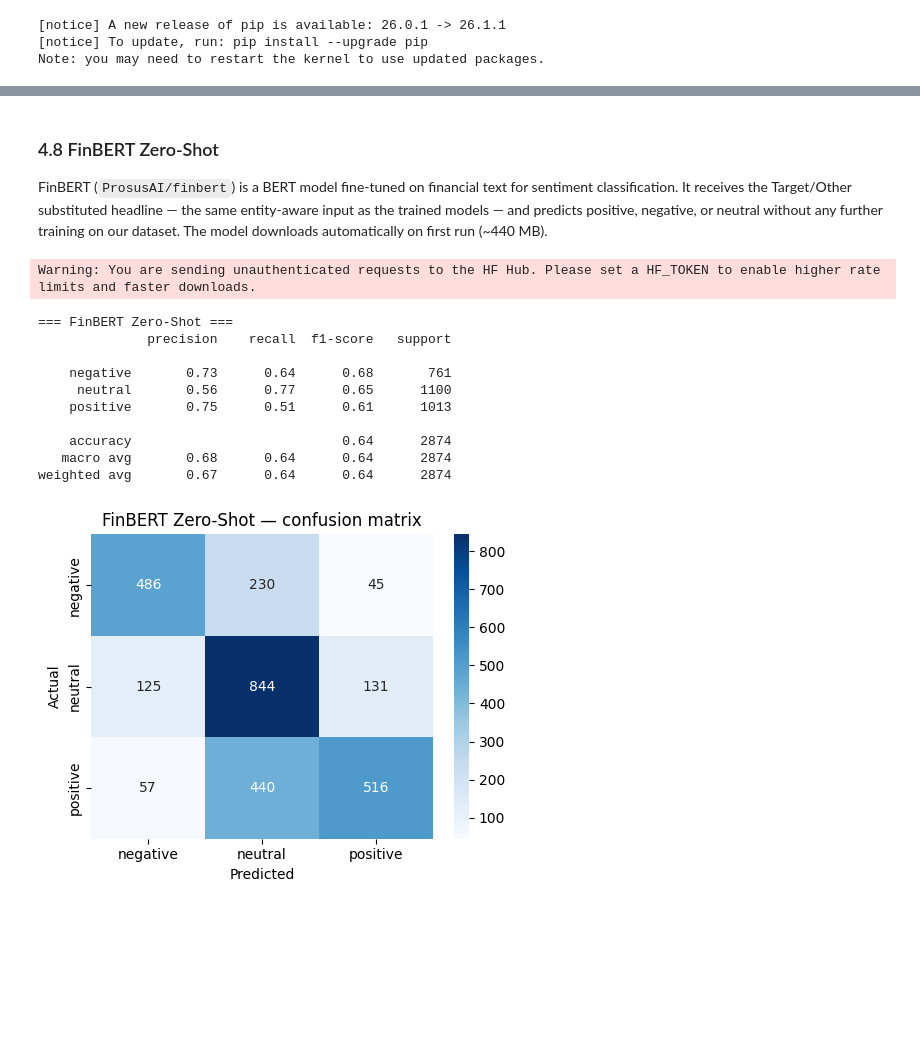
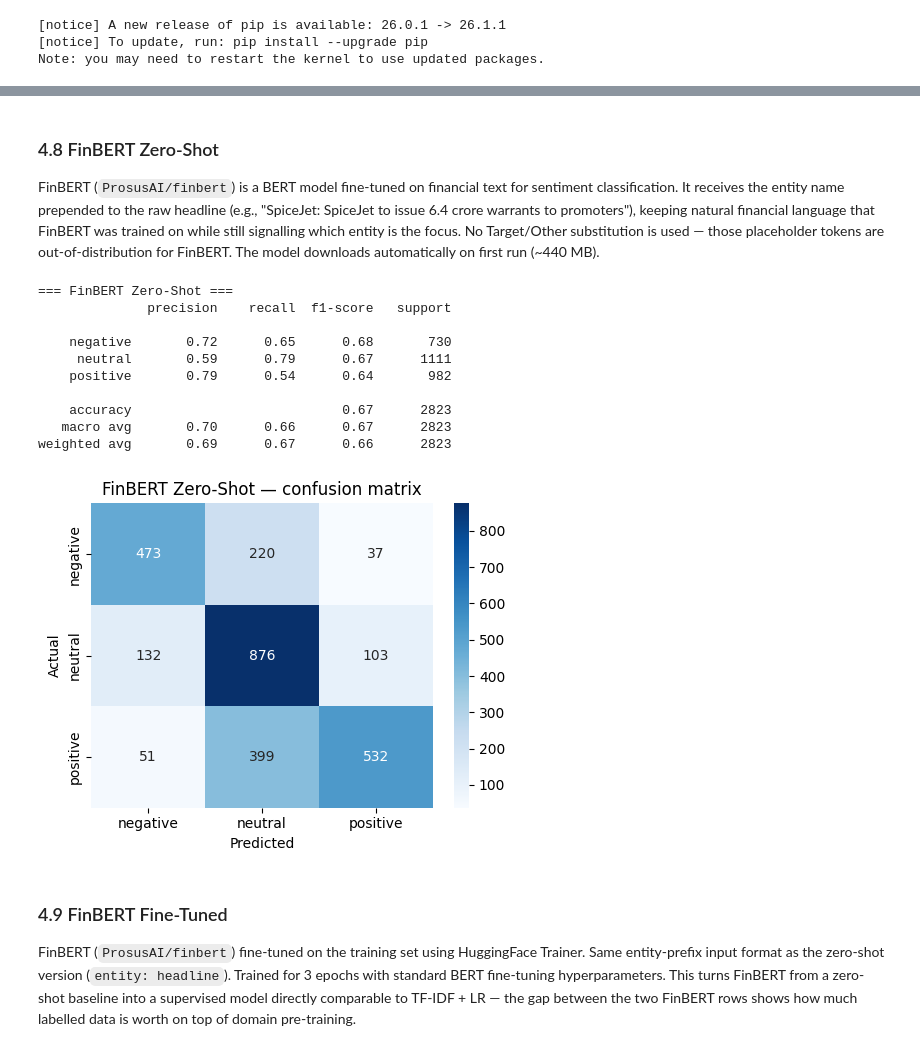
Before and after one commit to AxelLidvall/Group-repository-CBS-Semester-2, a Jupyter notebook: Natural language processing and text processing/Exam/main_project.ipynb, the cells around one changed output, grey strips where cells are left out. Cells and saved outputs as stored; diff of their text form; code cells hidden in the pictures; blank space fills up the shorter version.

Commit message:
Fine tuned Finbert, Made changes to data pipeline to detect duplicates and ambigious entries. and re-ran all models after changes

```diff
--- a/Natural language processing and text processing/Exam/main_project.ipynb
+++ b/Natural language processing and text processing/Exam/main_project.ipynb
@@ -96,7 +121,7 @@ Columns: ['S No.', 'Title', 'Decisions', 'Words']
 def parse_decisions(s):
     # ast.literal_eval breaks on apostrophes in entity names (e.g. "Osian's Art Fund")
     # so we match key-value pairs by anchoring on the known sentiment values instead
-    return dict(re.findall(r"'([\w\s'&.()\-]+)':\s*'(positive|negative|neutral)'", s))
+    return dict(re.findall(r"'([\w\s'&.()\-,/]+)':\s*'(positive|negative|neutral)'", s))
 
 rows = []
 for _, row in df_raw.iterrows():
@@ -400,19 +503,0 @@ Most frequent words in Target-substituted headlines per sentiment class. `Target
-# %%
-from collections import Counter
-
-exclude = {'Target', 'Other'}
-color_map = {'positive': '#5cb85c', 'negative': '#d9534f', 'neutral': '#f0ad4e'}
-
-fig, axes = plt.subplots(1, 3, figsize=(18, 6))
-for ax, sentiment in zip(axes, ['positive', 'negative', 'neutral']):
-    tokens = []
-    for text in df[df['sentiment'] == sentiment]['substituted']:
-        tokens.extend(t for t in word_tokenize(text) if t.isalnum() and t not in exclude)
-    top = Counter(tokens).most_common(20)
-    words, counts = zip(*top)
-    ax.barh(list(words)[::-1], list(counts)[::-1], color=color_map[sentiment])
-    ax.set_title(f'{sentiment.capitalize()} — top 20 words')
-    ax.set_xlabel('Count')
-
-plt.tight_layout()
-plt.show()
@@ -480,15 +503,0 @@ What NER categories does spaCy assign to detected entities? This reveals why gen
-# %%
-label_counts = Counter()
-for doc in nlp.pipe(df['headline'].unique(), batch_size=64):
-    for ent in doc.ents:
-        label_counts[ent.label_] += 1
-
-labels, counts = zip(*sorted(label_counts.items(), key=lambda x: x[1], reverse=True))
-
-fig, ax = plt.subplots(figsize=(10, 5))
-ax.bar(labels, counts, color='steelblue')
-ax.set_title('spaCy NER label distribution across all headlines')
-ax.set_xlabel('NER label')
-ax.set_ylabel('Count')
-plt.tight_layout()
-plt.show()
@@ -818,28 +810,36 @@ weighted avg       0.72      0.71      0.69      2874
 # %% [markdown]
 ### 4.8 FinBERT Zero-Shot
 
-FinBERT (`ProsusAI/finbert`) is a BERT model fine-tuned on financial text for sentiment classification. It receives the Target/Other substituted headline — the same entity-aware input as the trained models — and predicts positive, negative, or neutral without any further training on our dataset. The model downloads automatically on first run (~440 MB).
+FinBERT (`ProsusAI/finbert`) is a BERT model fine-tuned on financial text for sentiment classification. It receives the entity name prepended to the raw headline (e.g., "SpiceJet: SpiceJet to issue 6.4 crore warrants to promoters"), keeping natural financial language that FinBERT was trained on while still signalling which entity is the focus. No Target/Other substitution is used — those placeholder tokens are out-of-distribution for FinBERT. The model downloads automatically on first run (~440 MB).
 # %%
 # OUTSIDE COURSE SCOPE: ProsusAI/finbert via HuggingFace transformers.
 # Not available in course tools; included as a domain-specific pre-trained baseline.
 finbert = hf_pipeline("text-classification", model="ProsusAI/finbert")
 
-X_test_substituted = df.loc[X_test.index, 'substituted'].tolist()
+# Target/Other substituted inputs — same format as the SEntFiN paper
+finbert_inputs = df.loc[X_test.index, 'substituted'].reset_index(drop=True).tolist()
 
-raw_preds = finbert(X_test_substituted, batch_size=32, truncation=True)
+# Previous approach: entity-prefixed raw headlines
+# test_df_finbert = df.loc[X_test.index, ['headline', 'entity']].reset_index(drop=True)
+# finbert_inputs = [f"{row['entity']}: {row['headline']}" for _, row in test_df_finbert.iterrows()]
+
+raw_preds = finbert(finbert_inputs, batch_size=32, truncation=True)
 y_pred_finbert = [p['label'].lower() for p in raw_preds]
 
 evaluate('FinBERT Zero-Shot', y_test, y_pred_finbert)
 # %% [output]
-Warning: You are sending unauthenticated requests to the HF Hub. Please set a HF_TOKEN to enable higher rate limits and faster downloads.
+=== FinBERT Zero-Shot ===
+              precision    recall  f1-score   support
+
+    negative       0.72      0.65      0.68       730
+     neutral       0.59      0.79      0.67      1111
+    positive       0.79      0.54      0.64       982
+
+    accuracy                           0.67      2823
+   macro avg       0.70      0.66      0.67      2823
+weighted avg       0.69      0.67      0.66      2823
-=== FinBERT Zero-Shot ===
-              precision    recall  f1-score   support
-
-    negative       0.73      0.64      0.68       761
-     neutral       0.56      0.77      0.65      1100
-    positive       0.75      0.51      0.61      1013
-
-    accuracy                           0.64      2874
-   macro avg       0.68      0.64      0.64      2874
-weighted avg       0.67      0.64      0.64      2874
-[figure, old version]
+[figure, new version]
+# %% [markdown]
+### 4.9 FinBERT Fine-Tuned
+
+FinBERT (`ProsusAI/finbert`) fine-tuned on the training set using HuggingFace Trainer. Same entity-prefix input format as the zero-shot version (`entity: headline`). Trained for 3 epochs with standard BERT fine-tuning hyperparameters. This turns FinBERT from a zero-shot baseline into a supervised model directly comparable to TF-IDF + LR — the gap between the two FinBERT rows shows how much labelled data is worth on top of domain pre-training.
```
Also changed, not shown: parts of 40 cells of this notebook, 1 other file.
